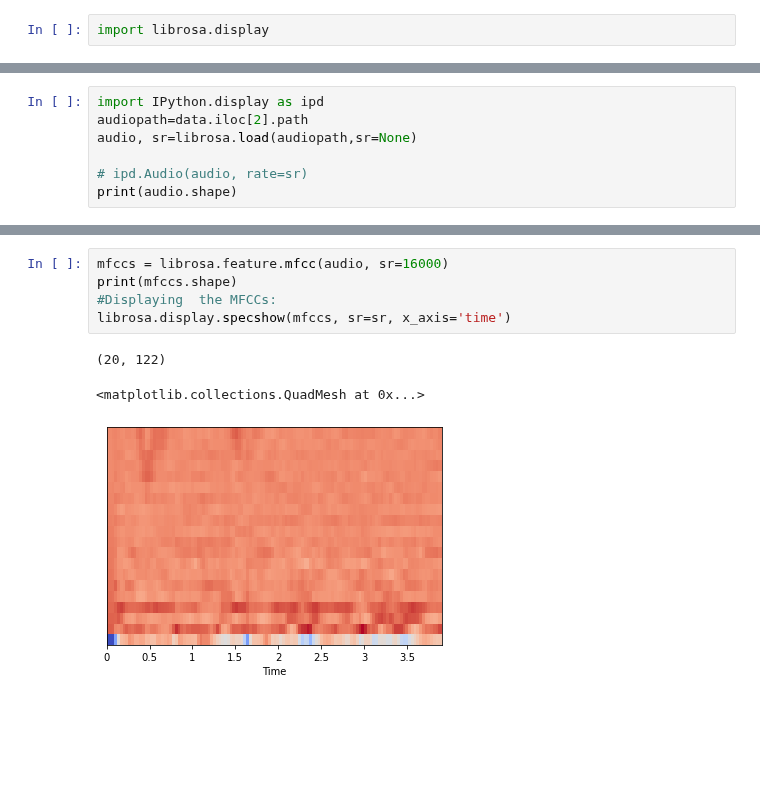
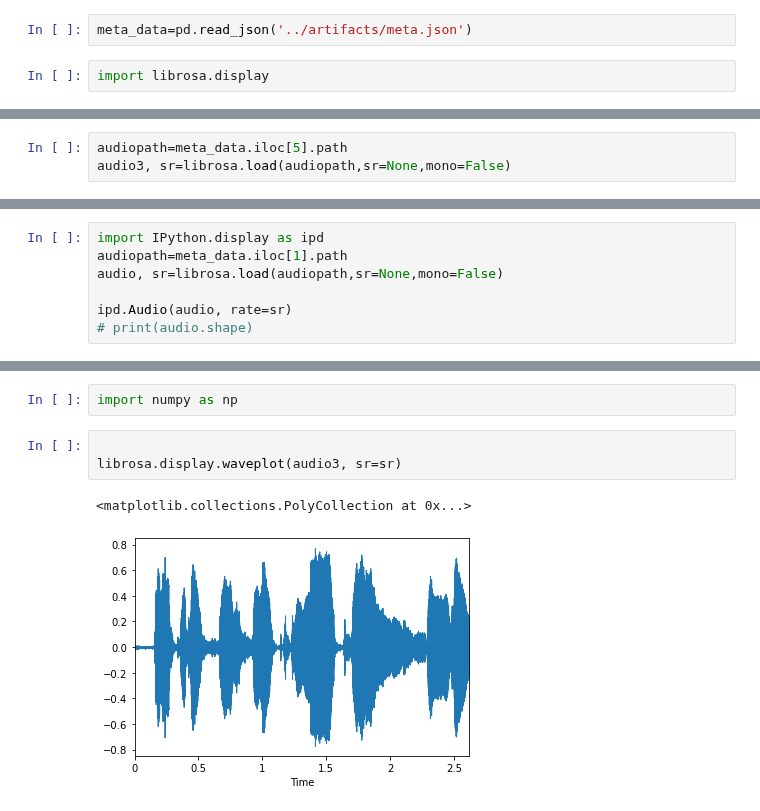
Before and after one commit to nebasam/Week-4, a Jupyter notebook: notebook/AudioExplore.ipynb, the cells around one changed output, grey strips where cells are left out. Cells and saved outputs as stored; diff of their text form; blank space fills up the shorter version.

```diff
--- a/notebook/AudioExplore.ipynb
+++ b/notebook/AudioExplore.ipynb
@@ -28,2 +19,4 @@ meta_data.head()
+# %%
+meta_data=pd.read_json('../artifacts/meta.json')
 # %%
 import librosa.display
@@ -29,0 +29,3 @@ import librosa.display
+# %%
+audiopath=meta_data.iloc[5].path
+audio3, sr=librosa.load(audiopath,sr=None,mono=False)
@@ -30,8 +79,8 @@ import librosa.display
 # %%
 import IPython.display as ipd
-audiopath=data.iloc[2].path
-audio, sr=librosa.load(audiopath,sr=None)
+audiopath=meta_data.iloc[1].path
+audio, sr=librosa.load(audiopath,sr=None,mono=False)
 
-# ipd.Audio(audio, rate=sr)
-print(audio.shape)
+ipd.Audio(audio, rate=sr)
+# print(audio.shape)
 # %% [output]
@@ -48,9 +88,8 @@ librosa.display.waveplot(audio, sr=sr)
-# %%
-mfccs = librosa.feature.mfcc(audio, sr=16000)
-print(mfccs.shape)
-#Displaying  the MFCCs:
-librosa.display.specshow(mfccs, sr=sr, x_axis='time')
-# %% [output]
-(20, 122)
-<matplotlib.collections.QuadMesh at 0x...>
-[figure, removed]
+# %%
+import numpy as np
+# %%
+
+librosa.display.waveplot(audio3, sr=sr)
+# %% [output]
+<matplotlib.collections.PolyCollection at 0x...>
+[figure, added]
```
Also changed, not shown: parts of 16 cells of this notebook, 3 other files.
